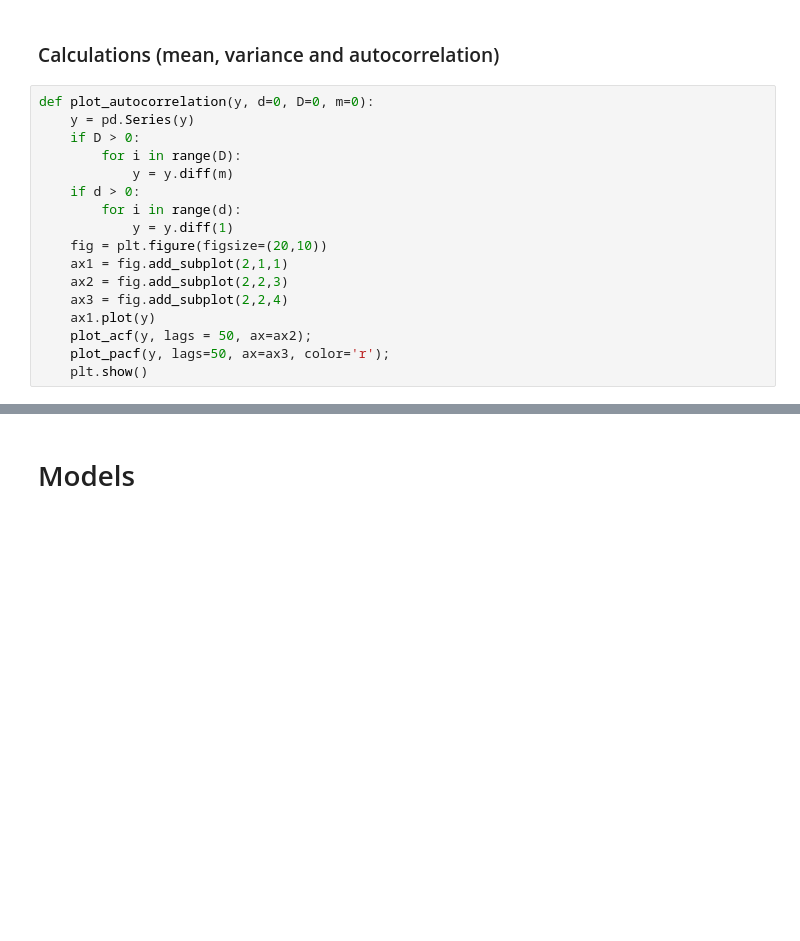
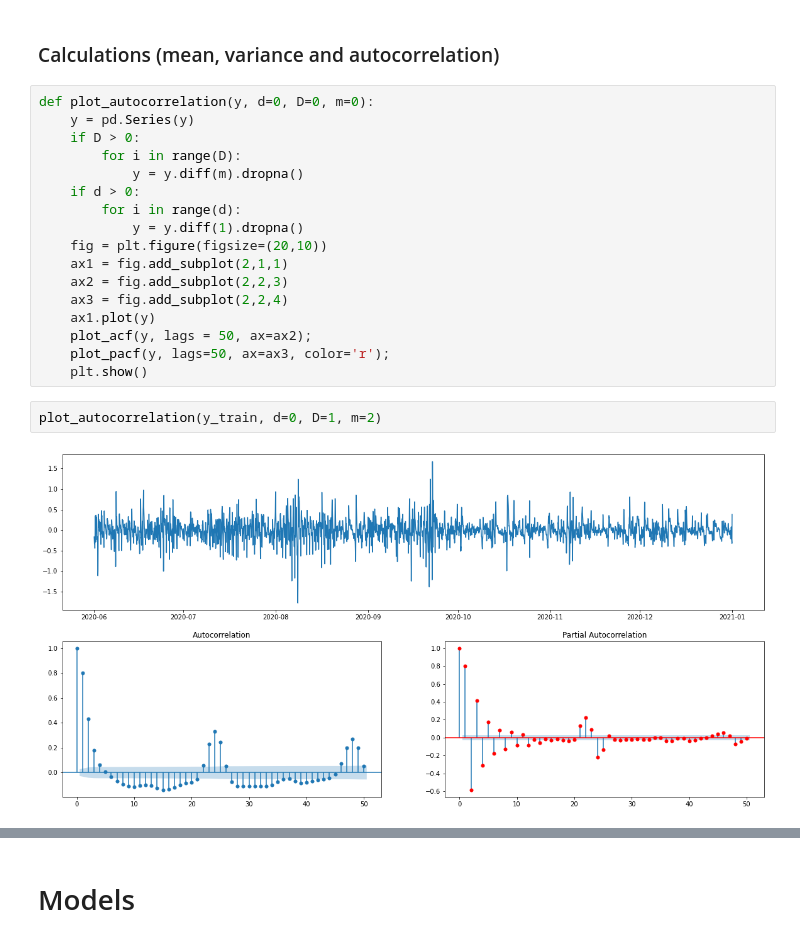
Before and after one commit to HaukeFock/predict_energy_generation, a Jupyter notebook: notebooks/rodrigo_sarimax.ipynb, the cells around one changed output, grey strips where cells are left out. Drawn from its saved outputs; the diff is of its cells as text; blank space fills up the shorter version.

```diff
--- a/notebooks/rodrigo_sarimax.ipynb
+++ b/notebooks/rodrigo_sarimax.ipynb
@@ -184,10 +177,10 @@ def plot_autocorrelation(y, d=0, D=0, m=0):
     y = pd.Series(y)
     if D > 0:
         for i in range(D):
-            y = y.diff(m)
+            y = y.diff(m).dropna()
     if d > 0:
         for i in range(d):
-            y = y.diff(1)
+            y = y.diff(1).dropna()
     fig = plt.figure(figsize=(20,10))
     ax1 = fig.add_subplot(2,1,1)
     ax2 = fig.add_subplot(2,2,3)
@@ -196,3 +189,7 @@ def plot_autocorrelation(y, d=0, D=0, m=0):
     plot_acf(y, lags = 50, ax=ax2);
     plot_pacf(y, lags=50, ax=ax3, color='r');
     plt.show()
+# %%
+plot_autocorrelation(y_train, d=0, D=1, m=2)
+# %% [output]
+[figure, added]
```
Also changed, not shown: parts of 40 cells of this notebook, 13 other files.
